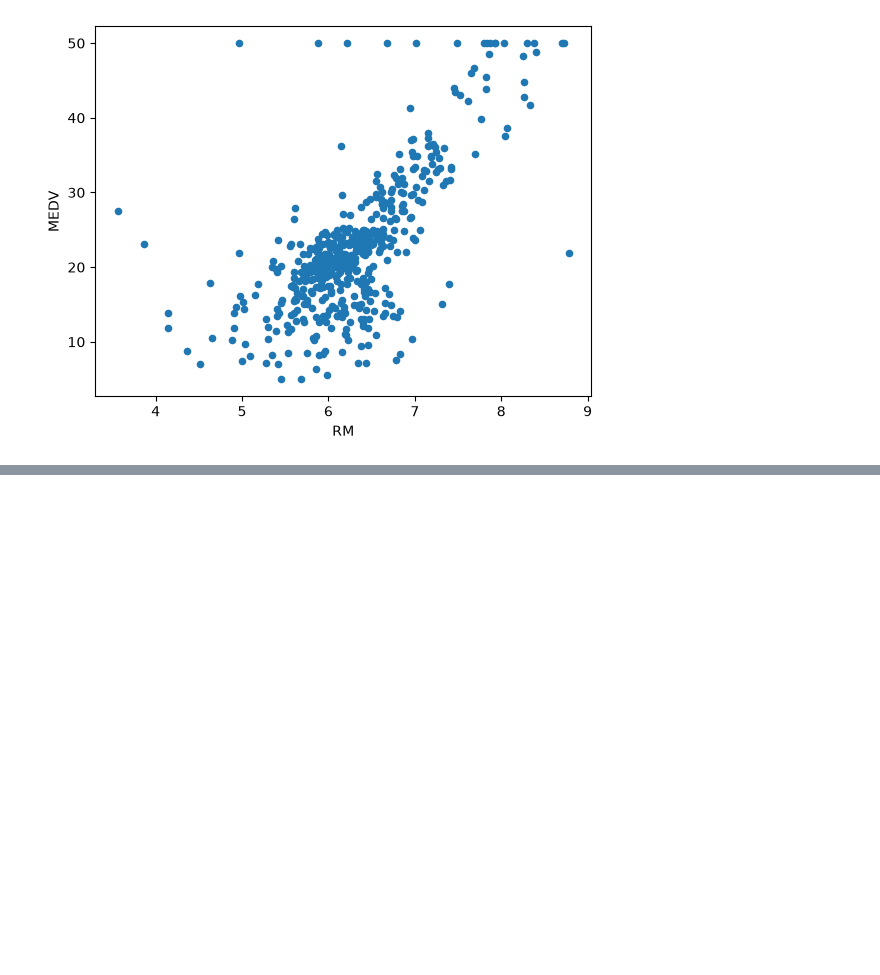
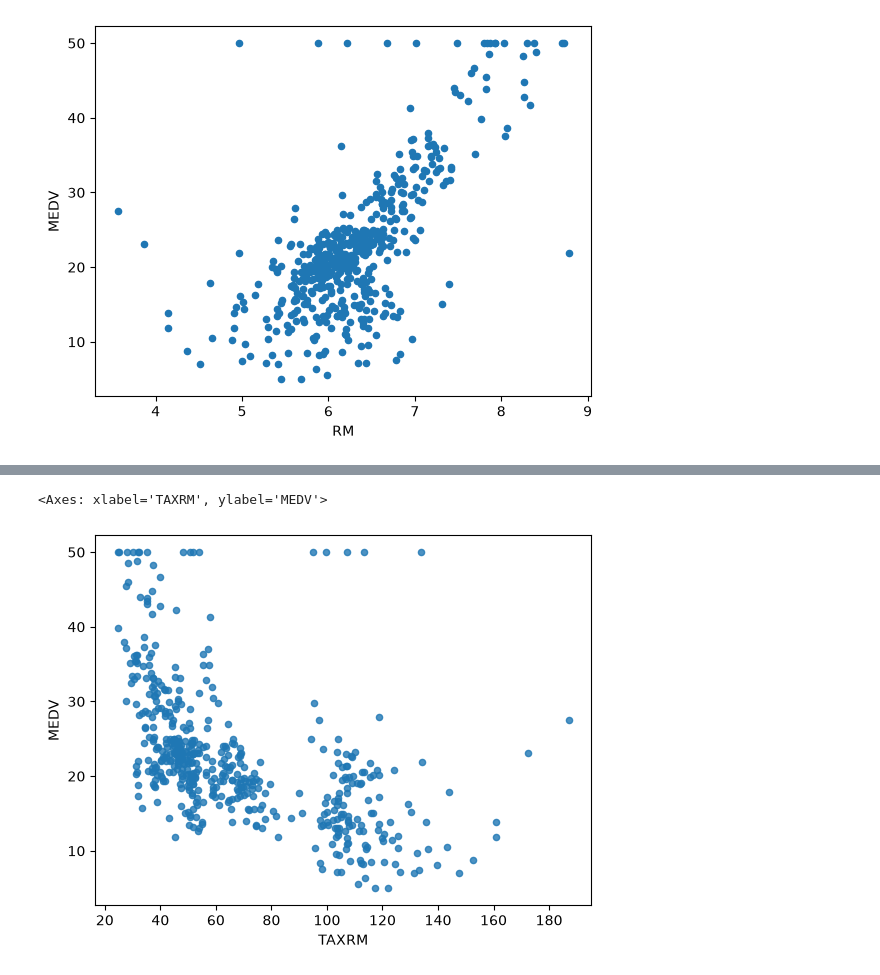
Before and after one commit to Sakib669/ml-playground, a Jupyter notebook: dragon_real_estate.ipynb, the cells around one changed output, grey strips where cells are left out. Cells and saved outputs as stored; diff of their text form; code cells hidden in the pictures; blank space fills up the shorter version.

```diff
--- a/dragon_real_estate.ipynb
+++ b/dragon_real_estate.ipynb
@@ -142,0 +139,3 @@ housing_df.plot(kind="scatter", x="RM", y="MEDV", alpha=1)
+# %%
+housing_df["TAXRM"] = housing_df['TAX']/ housing_df['RM']
+housing_df.head()
@@ -142,0 +149,5 @@ housing_df.plot(kind="scatter", x="RM", y="MEDV", alpha=1)
+# %%
+housing_df.plot(kind="scatter", x="TAXRM", y="MEDV", alpha=0.8)
+# %% [output]
+<Axes: xlabel='TAXRM', ylabel='MEDV'>
+[figure, added]
```
Also changed, not shown: parts of 9 cells of this notebook, 1 other file.
